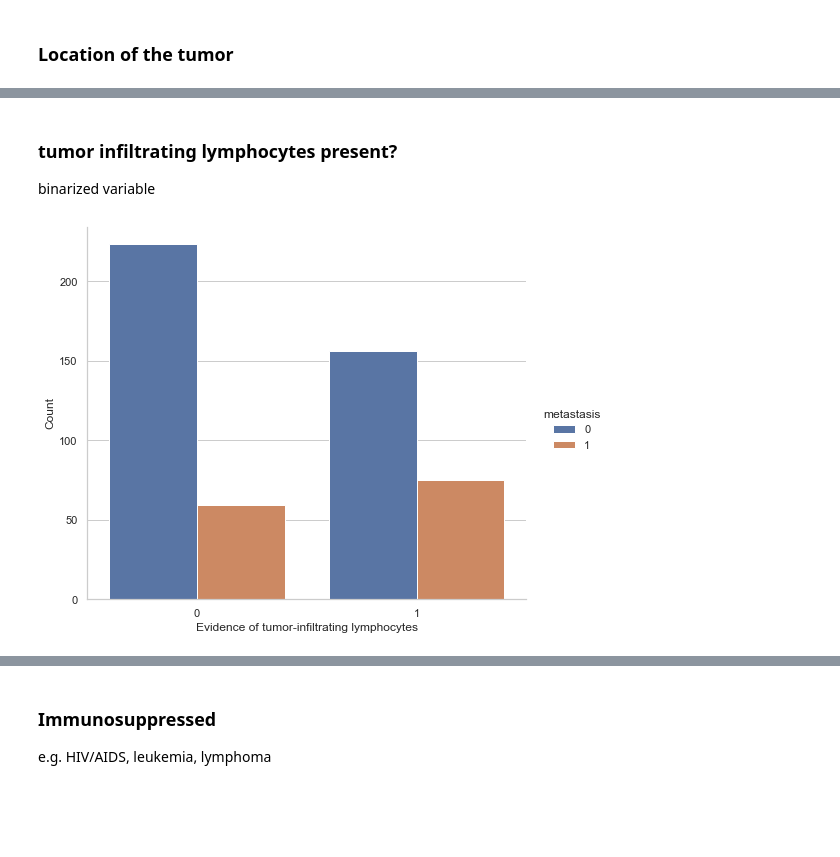
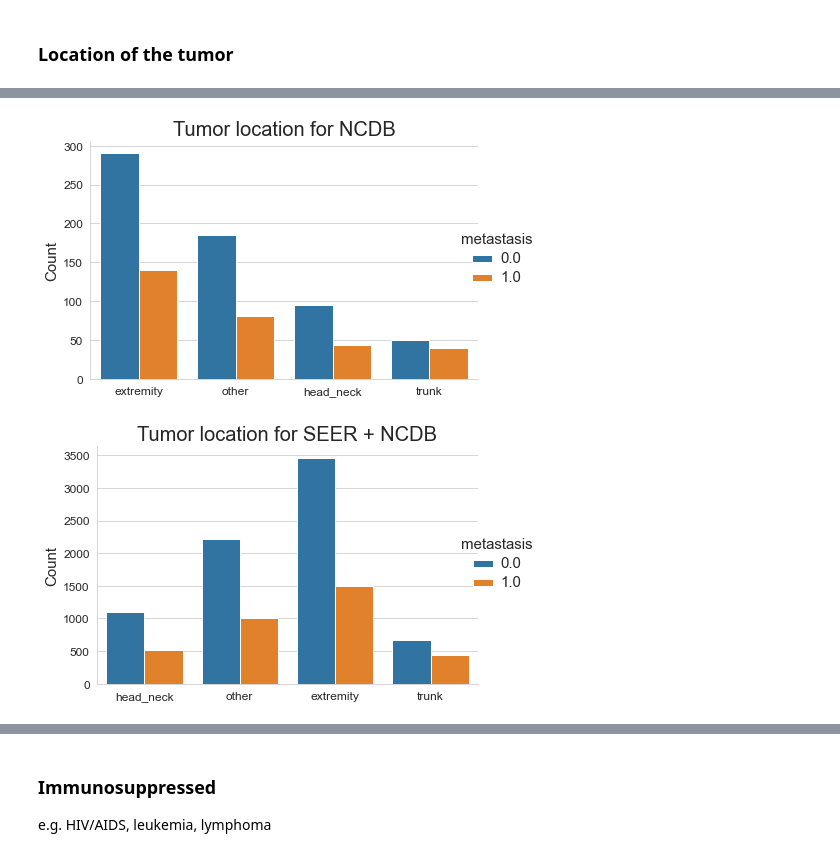
Before and after one commit to mvantieghem/mcc_metastasis, a Jupyter notebook: notebooks/02_exploring_data.ipynb, the cells around one changed output, grey strips where cells are left out. Drawn from its saved outputs; the diff is of its cells as text; code cells hidden in the pictures; blank space fills up the shorter version.

```diff
--- a/notebooks/02_exploring_data.ipynb
+++ b/notebooks/02_exploring_data.ipynb
@@ -57,12 +79,28 @@ g.fig.set_figheight(6);
-# %% [markdown]
-### tumor infiltrating lymphocytes present?
-binarized variable
-# %%
-g= sns.catplot(data = df,
-                     x = "tumor_lymphocytes", kind = "count",
-                     hue = "metastasis", height = 6)
-g.set(xlabel = "Evidence of tumor-infiltrating lymphocytes", ylabel = "Count")
-g.fig.set_figwidth (8)
-g.fig.set_figheight(6);
-# %% [output]
-[figure, removed]
+# %%
+g = sns.catplot(data = df, x ="tumor_site" , kind = "count",
+                     hue = "metastasis" , height = 4, aspect = 1.5)
+plt.xlabel( "", size =  15)
+plt.ylabel ("Count",  size = 15)
+plt.xticks(fontsize = 12)
+plt.yticks(fontsize = 12)
+plt.setp(g._legend.get_title(), fontsize = 15)
+plt.setp(g._legend.get_texts(), fontsize = 15)
+plt.title("Tumor location for NCDB", fontsize = 20)
+plt.savefig('../figures/tumor_location.png', bbox_inches = 'tight')
+# %% [output]
+[figure, added]
+# %%
+g  = sns.catplot(data = df2,
+                     x ="tumor_site" , kind = "count",
+                     hue = "metastasis" , height = 4, aspect = 1.5)
+plt.xlabel( "", size =  15)
+plt.ylabel ("Count",  size = 15)
+plt.xticks(fontsize = 12)
+plt.yticks(fontsize = 12)
+plt.setp(g._legend.get_title(), fontsize = 15)
+plt.setp(g._legend.get_texts(), fontsize = 15)
+plt.title("Tumor location for SEER + NCDB", fontsize = 20)
+
+plt.savefig('../figures/tumor_location.png', bbox_inches = 'tight')
+# %% [output]
+[figure, added]
```
Also changed, not shown: parts of 34 cells of this notebook, 5 other files.
